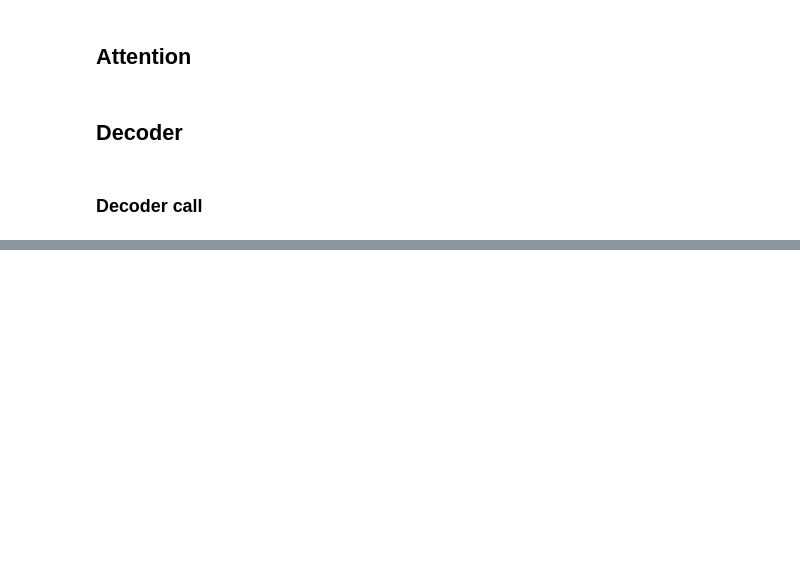
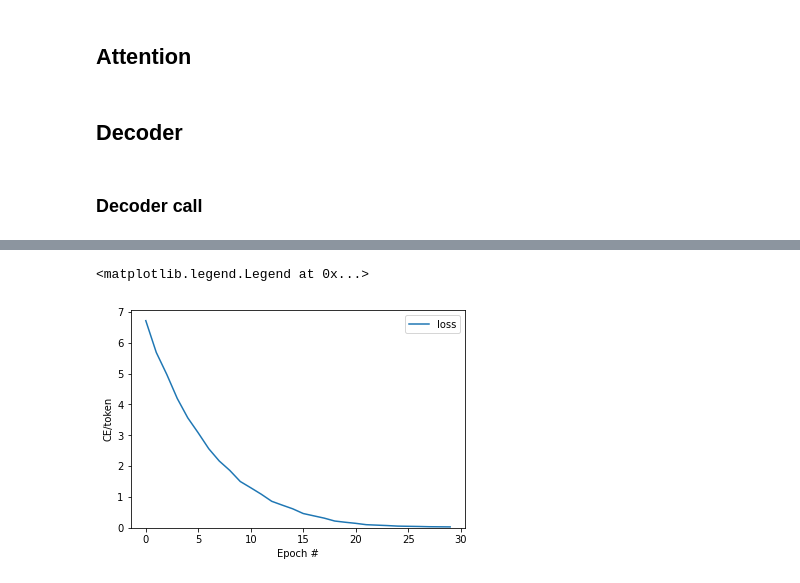
Before and after one commit to tikendraw/language-translation-model, a Jupyter notebook: language_translation_model.ipynb, the cells around one changed output, grey strips where cells are left out. Drawn from its saved outputs; the diff is of its cells as text; code cells hidden in the pictures; blank space fills up the shorter version.

```diff
--- a/language_translation_model.ipynb
+++ b/language_translation_model.ipynb
@@ -531,7 +538,7 @@ class Translator2(tf.keras.Model):
 
         # 3. The RNN output will be the query for the attention layer.
         self.attention = CrossAttention(units)
-
+        self.last_attention_weights = None
         # 4. This fully connected layer produces the logits for each
         # output token.
         self.output_layer = tf.keras.layers.Dense(self.target_vocab_size)
@@ -543,19 +550,21 @@ class Translator2(tf.keras.Model):
         #Encoding
         # 1. embedding
         x = self.embedding1(context)
-        tf.print('after embedding: x shape: ',x.shape )
-        x, enc_h, enc_c = self.encoder(x)
+        # tf.print('after embedding: x shape: ',x.shape )
+        encoder_context, enc_h, enc_c = self.encoder(x)
         self.encoder_state = [enc_h, enc_c]
         # tf.print('after encodeing: x shape: ',len(x) )
 
         # encoder_context, encoder_state = x
         #Decoding
-        x = self.embedding1(que)
+        x = self.embedding2(que)
         decoder_context, decoder_state_h, decoder_state_c = self.decoder(x, initial_state=self.encoder_state)
 
+        x = self.attention(decoder_context, encoder_context)
+        self.last_attention_weights = self.attention.last_attention_weights
         # tf.print('decoder context shape: ', len(decoder_context))
         # logits
-        logits = self.output_layer(decoder_context)
+        logits = self.output_layer(x)
             # tf.print('\n')
         #TODO(b/250038731): remove this
         try:
@@ -644,14 +705,17 @@ model_ckpt = tf.keras.callbacks.ModelCheckpoint(
+# %%
+data_amount = 20
 # %%
 # tf.executing_eagerly(False)
 
 history = model.fit(
     train_ds.repeat(),
     epochs=EPOCHS,
-    steps_per_epoch = 50,
-    validation_data=val_ds,
-    validation_steps = 20,
+    steps_per_epoch = int(data_amount*(len(train_ds)/EPOCHS)),
+
+    validation_data=val_ds.repeat(),
+    validation_steps = 5,
     callbacks=[
-        tf.keras.callbacks.EarlyStopping(patience=3),
+        tf.keras.callbacks.EarlyStopping(monitor = 'masked_loss', patience=3),
     model_ckpt])
 # %% [output]
 Epoch 1/30
@@ -680,8 +738,11 @@ Detected at node 'StatefulPartitionedCall_14' defined at (most recent call last)
 # %%
 plt.plot(history.history['loss'], label='loss')
-plt.plot(history.history['val_loss'], label='val_loss')
+# plt.plot(history.history['val_loss'], label='val_loss')
 plt.ylim([0, max(plt.ylim())])
 plt.xlabel('Epoch #')
 plt.ylabel('CE/token')
 plt.legend()
+# %% [output]
+<matplotlib.legend.Legend at 0x...>
+[figure, added]
 # %%
```
Also changed, not shown: parts of 17 cells of this notebook.
